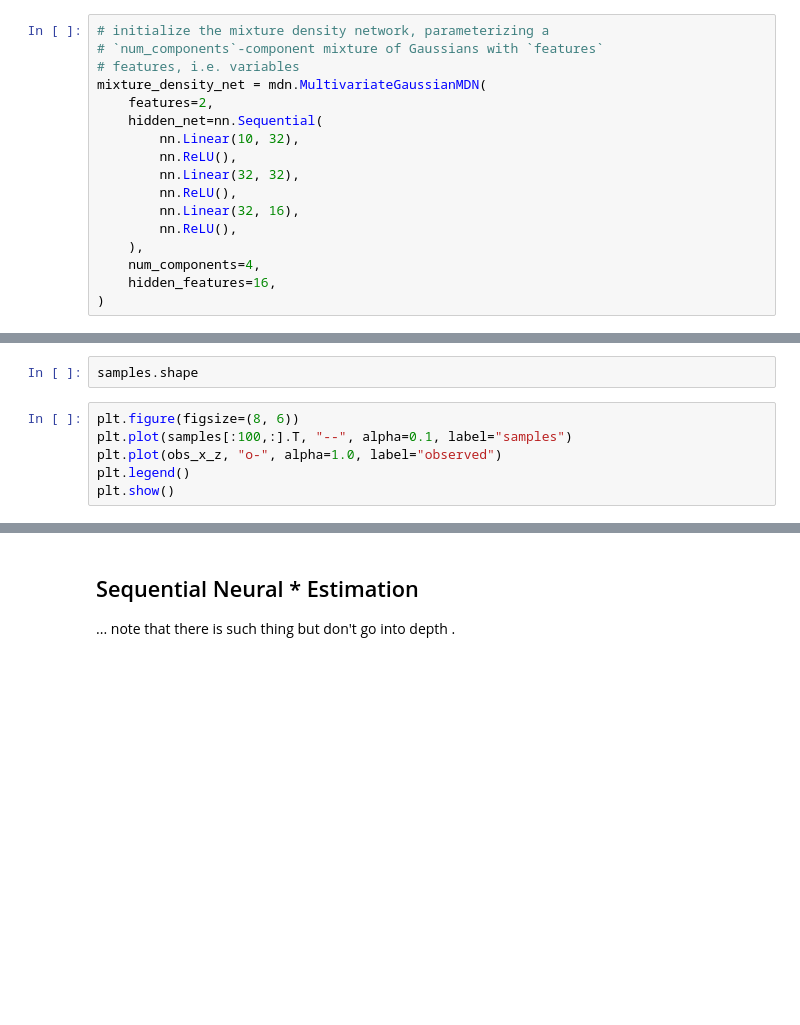
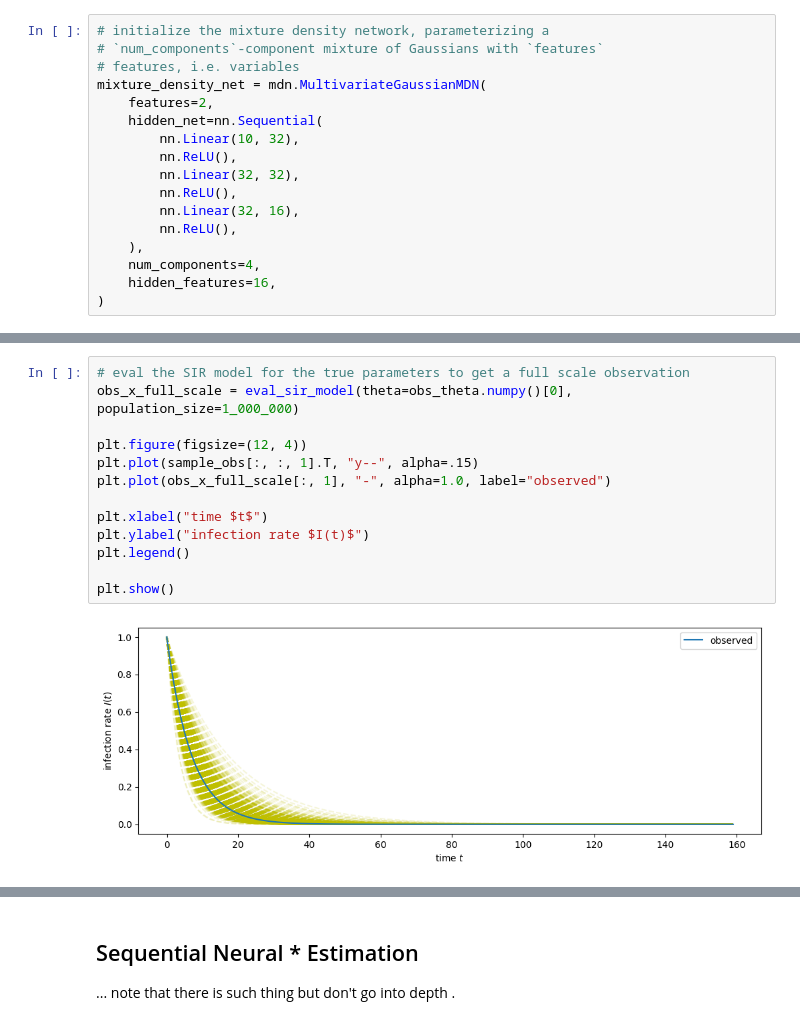
Before and after one commit to aai-institute/tfl-training-sbi, a Jupyter notebook: notebooks/nb_03_neural_density_estimation.ipynb, the cells around one changed output, grey strips where cells are left out. Cells and saved outputs as stored; diff of their text form; blank space fills up the shorter version.

```diff
--- a/notebooks/nb_03_neural_density_estimation.ipynb
+++ b/notebooks/nb_03_neural_density_estimation.ipynb
@@ -216,11 +255,18 @@ _ = sbi.analysis.pairplot(samples, points=obs_theta_z, points_offdiag={"markersi
-# %%
-samples.shape
-# %%
-plt.figure(figsize=(8, 6))
-plt.plot(samples[:100,:].T, "--", alpha=0.1, label="samples")
-plt.plot(obs_x_z, "o-", alpha=1.0, label="observed")
-plt.legend()
-plt.show()
+# %%
+# eval the SIR model for the true parameters to get a full scale observation
+obs_x_full_scale = eval_sir_model(theta=obs_theta.numpy()[0], population_size=1_000_000)
+
+plt.figure(figsize=(12, 4))
+plt.plot(sample_obs[:, :, 1].T, "y--", alpha=.15)
+plt.plot(obs_x_full_scale[:, 1], "-", alpha=1.0, label="observed")
+
+plt.xlabel("time $t$")
+plt.ylabel("infection rate $I(t)$")
+plt.legend()
+
+plt.show()
+# %% [output]
+[figure, added]
 # %% [markdown]
 ## Treatment of Time Series Data
 
```
Also changed, not shown: parts of 14 cells of this notebook.
